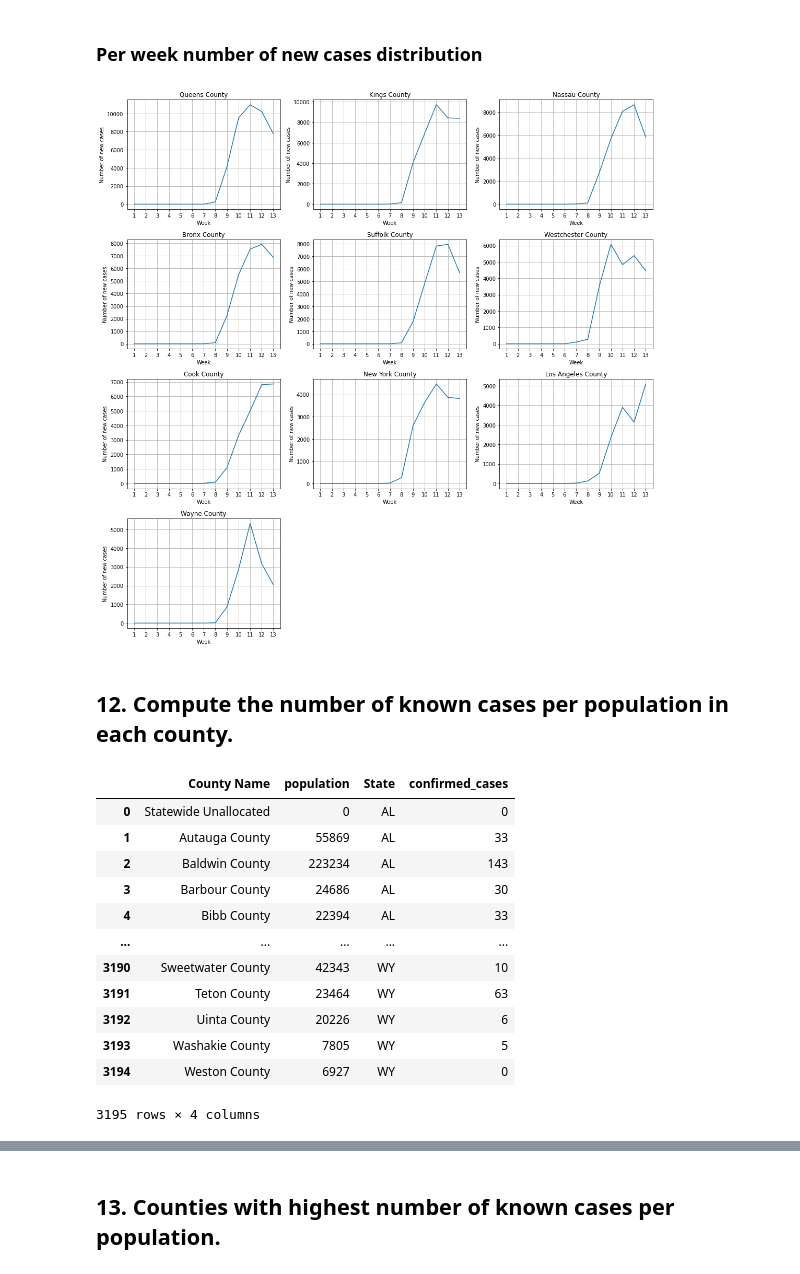
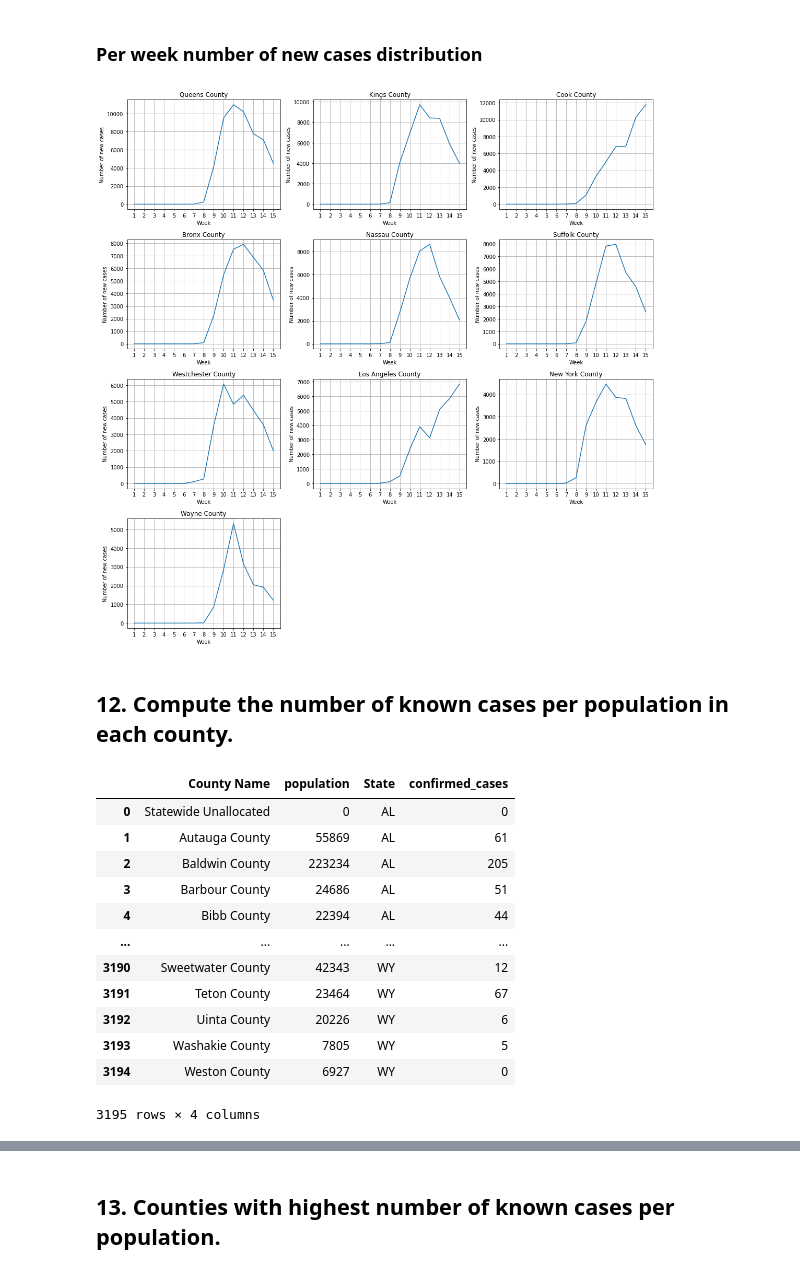
Before and after one commit to romilshah98/Covid-19-Analysis, a Jupyter notebook: covid19 Data Analysis.ipynb, the cells around one changed output, grey strips where cells are left out. Saved outputs shown, nothing was run; the diff lists cells and outputs as text; code cells hidden in the pictures.

```diff
--- a/covid19 Data Analysis.ipynb
+++ b/covid19 Data Analysis.ipynb
@@ -491,7 +489,7 @@ We can clearly see that NY and NJ have highest number of cases per population. B
 # %% [markdown]
 ## 11. Top 10 counties with the most known number of covid-19 cases.
 # %%
-sorted_covid_19_confirmed_cases=covid_19_confirmed_cases.sort_values(by='4/23/20',ascending=False)
+sorted_covid_19_confirmed_cases=covid_19_confirmed_cases.sort_values(by='5/7/20',ascending=False)
 counties_with_most_known_cases=sorted_covid_19_confirmed_cases.head(10)
 counties_with_most_known_cases=counties_with_most_known_cases.reset_index(drop=True)
 counties_with_most_known_cases
@@ -532,34 +530,34 @@ As we can clearly see that all the counties have similarity in terms of the grow
 # %%
 fig=plt.figure(figsize=(15,15))
 for county_with_most_known_cases in range(len(counties_with_most_known_cases)):
     out=new_cases_per_week_count(cases_per_week_count(cases_per_day_count(counties_with_most_known_cases.iloc[county_with_most_known_cases],dates),dates))
     ax = fig.add_subplot(4,3,county_with_most_known_cases+1)
     ax.plot(out['Week'],out['NumberOfNewCases'])
     ax.set_title(counties_with_most_known_cases['County Name'][county_with_most_known_cases])
     ax.set_xlabel('Week')
     ax.set_ylabel('Number of new cases')
     ax.grid()
-    ax.set_xticks(range(1,14))
+    ax.set_xticks(range(1,16))
 fig.tight_layout()
 plt.show()
 # %% [output]
-[figure, old version]
+[figure, new version]
 # %% [markdown]
 ## 12. Compute the number of known cases per population in each county.
 # %%
 combined_df_population_confirmed_cases=usa_county_population[['County Name','population','State']]
-combined_df_population_confirmed_cases['confirmed_cases']=covid_19_confirmed_cases['4/23/20']
+combined_df_population_confirmed_cases['confirmed_cases']=covid_19_confirmed_cases['5/7/20']
 combined_df_population_confirmed_cases
 # %% [output]
 |  | County Name | population | State | confirmed_cases |
 | 0 | Statewide Unallocated | 0 | AL | 0 |
-| 1 | Autauga County | 55869 | AL | 33 |
-| 2 | Baldwin County | 223234 | AL | 143 |
-| 3 | Barbour County | 24686 | AL | 30 |
-| 4 | Bibb County | 22394 | AL | 33 |
+| 1 | Autauga County | 55869 | AL | 61 |
+| 2 | Baldwin County | 223234 | AL | 205 |
+| 3 | Barbour County | 24686 | AL | 51 |
+| 4 | Bibb County | 22394 | AL | 44 |
 | ... | ... | ... | ... | ... |
-| 3190 | Sweetwater County | 42343 | WY | 10 |
-| 3191 | Teton County | 23464 | WY | 63 |
+| 3190 | Sweetwater County | 42343 | WY | 12 |
+| 3191 | Teton County | 23464 | WY | 67 |
 | 3192 | Uinta County | 20226 | WY | 6 |
 | 3193 | Washakie County | 7805 | WY | 5 |
 | 3194 | Weston County | 6927 | WY | 0 |
```
Also changed, not shown: parts of 49 cells of this notebook, 2 other files.
